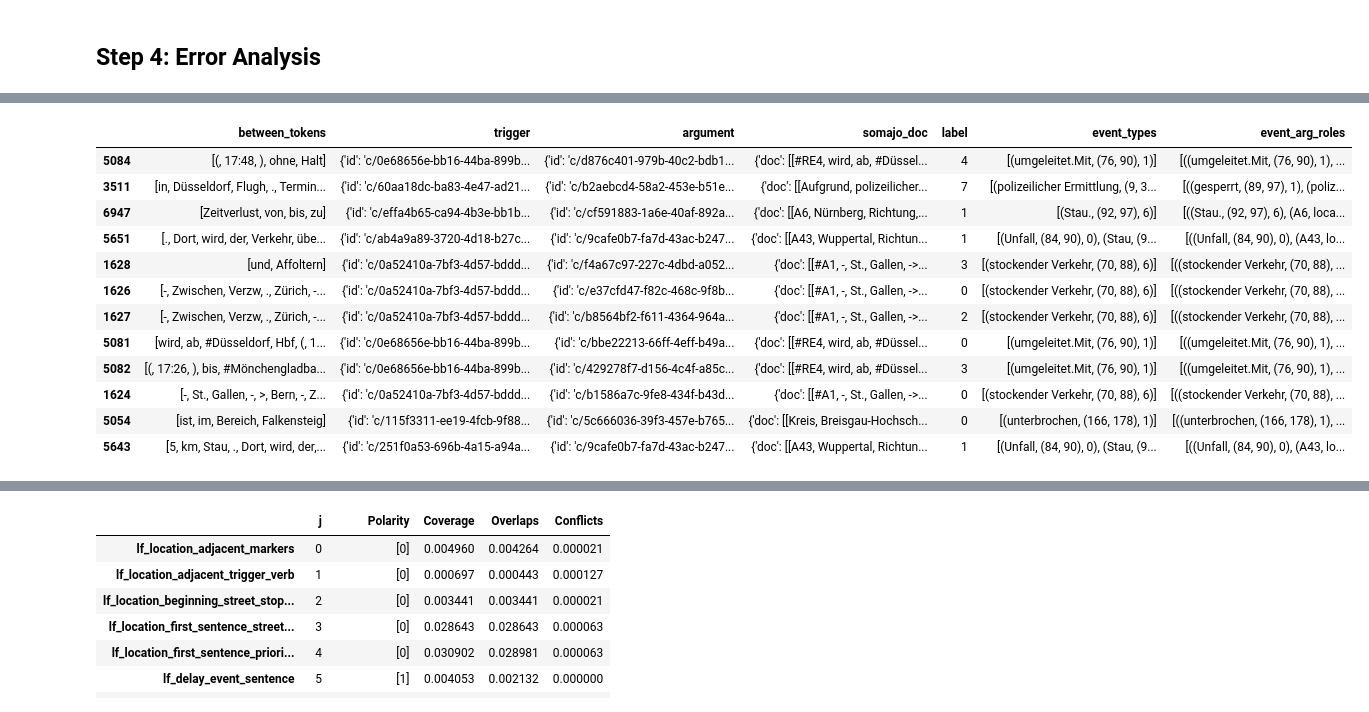
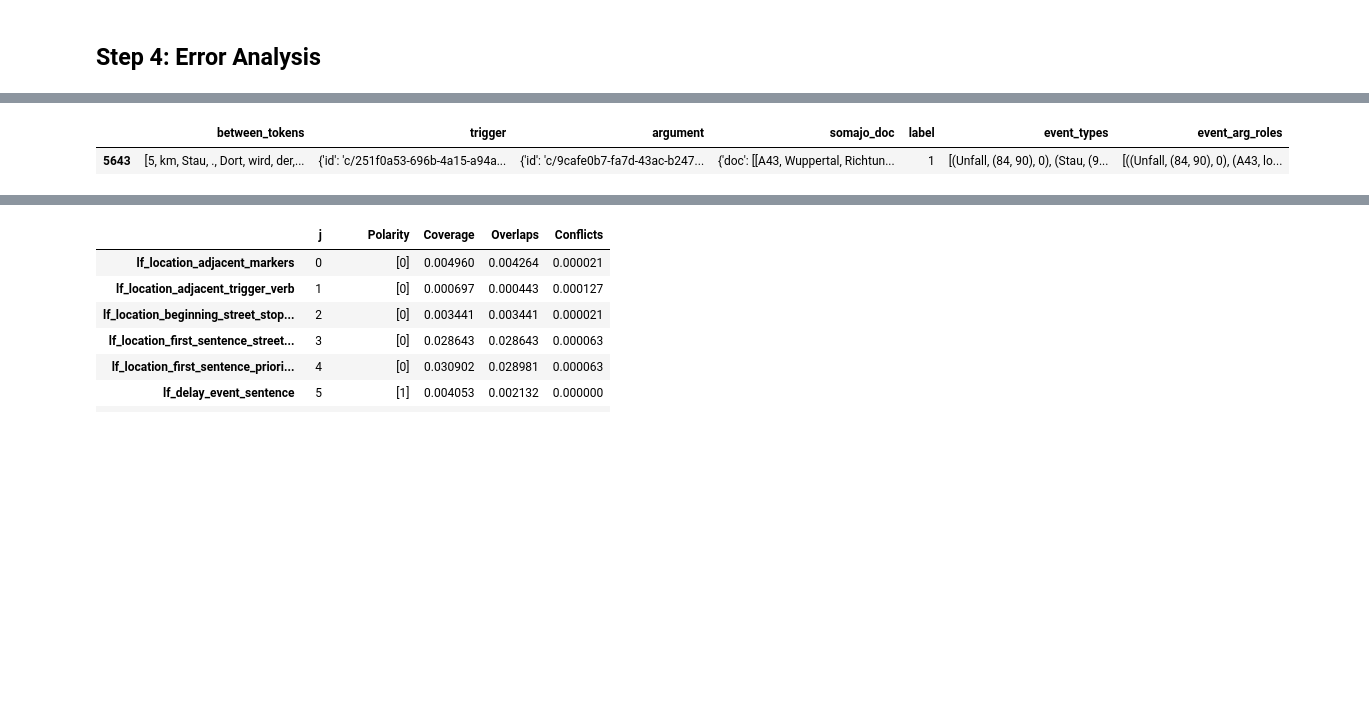
Before and after one commit to DFKI-NLP/wsee, a Jupyter notebook: notebooks/event_arg_role.ipynb, the cells around one changed output, grey strips where cells are left out. Saved outputs shown, nothing was run; the diff lists cells and outputs as text; code cells hidden in the pictures; blank space fills up the shorter version.

```diff
--- a/notebooks/event_arg_role.ipynb
+++ b/notebooks/event_arg_role.ipynb
@@ -216,18 +195,7 @@ relevant_rows.sample()[['text', 'trigger', 'argument', 'label', 'event_types', '
 # %%
-error_analysis.sample_fp(labeled_df=labeled_sd4m_roles, lf_outputs=L_sd_train, lf_index=36, label_of_interest=10, sample_size=12)[['between_tokens', 'trigger', 'argument', 'somajo_doc', 'label', 'event_types', 'event_arg_roles']]
+error_analysis.sample_fp(labeled_df=labeled_sd4m_roles, lf_outputs=L_sd_train, lf_index=36, label_of_interest=10, sample_size=1)[['between_tokens', 'trigger', 'argument', 'somajo_doc', 'label', 'event_types', 'event_arg_roles']]
 # %% [output]
 |  | between_tokens | trigger | argument | somajo_doc | label | event_types | event_arg_roles |
-| 5084 | [(, 17:48, ), ohne, Halt] | {'id': 'c/0e68656e-bb16-44ba-899b... | {'id': 'c/d876c401-979b-40c2-bdb1... | {'doc': [[#RE4, wird, ab, #Düssel... | 4 | [(umgeleitet.Mit, (76, 90), 1)] | [((umgeleitet.Mit, (76, 90), 1), ... |
-| 3511 | [in, Düsseldorf, Flugh, ., Termin... | {'id': 'c/60aa18dc-ba83-4e47-ad21... | {'id': 'c/b2aebcd4-58a2-453e-b51e... | {'doc': [[Aufgrund, polizeilicher... | 7 | [(polizeilicher Ermittlung, (9, 3... | [((gesperrt, (89, 97), 1), (poliz... |
-| 6947 | [Zeitverlust, von, bis, zu] | {'id': 'c/effa4b65-ca94-4b3e-bb1b... | {'id': 'c/cf591883-1a6e-40af-892a... | {'doc': [[A6, Nürnberg, Richtung,... | 1 | [(Stau., (92, 97), 6)] | [((Stau., (92, 97), 6), (A6, loca... |
-| 5651 | [., Dort, wird, der, Verkehr, übe... | {'id': 'c/ab4a9a89-3720-4d18-b27c... | {'id': 'c/9cafe0b7-fa7d-43ac-b247... | {'doc': [[A43, Wuppertal, Richtun... | 1 | [(Unfall, (84, 90), 0), (Stau, (9... | [((Unfall, (84, 90), 0), (A43, lo... |
-| 1628 | [und, Affoltern] | {'id': 'c/0a52410a-7bf3-4d57-bddd... | {'id': 'c/f4a67c97-227c-4dbd-a052... | {'doc': [[#A1, -, St., Gallen, ->... | 3 | [(stockender Verkehr, (70, 88), 6)] | [((stockender Verkehr, (70, 88), ... |
-| 1626 | [-, Zwischen, Verzw, ., Zürich, -... | {'id': 'c/0a52410a-7bf3-4d57-bddd... | {'id': 'c/e37cfd47-f82c-468c-9f8b... | {'doc': [[#A1, -, St., Gallen, ->... | 0 | [(stockender Verkehr, (70, 88), 6)] | [((stockender Verkehr, (70, 88), ... |
-| 1627 | [-, Zwischen, Verzw, ., Zürich, -... | {'id': 'c/0a52410a-7bf3-4d57-bddd... | {'id': 'c/b8564bf2-f611-4364-964a... | {'doc': [[#A1, -, St., Gallen, ->... | 2 | [(stockender Verkehr, (70, 88), 6)] | [((stockender Verkehr, (70, 88), ... |
-| 5081 | [wird, ab, #Düsseldorf, Hbf, (, 1... | {'id': 'c/0e68656e-bb16-44ba-899b... | {'id': 'c/bbe22213-66ff-4eff-b49a... | {'doc': [[#RE4, wird, ab, #Düssel... | 0 | [(umgeleitet.Mit, (76, 90), 1)] | [((umgeleitet.Mit, (76, 90), 1), ... |
-| 5082 | [(, 17:26, ), bis, #Mönchengladba... | {'id': 'c/0e68656e-bb16-44ba-899b... | {'id': 'c/429278f7-d156-4c4f-a85c... | {'doc': [[#RE4, wird, ab, #Düssel... | 3 | [(umgeleitet.Mit, (76, 90), 1)] | [((umgeleitet.Mit, (76, 90), 1), ... |
-| 1624 | [-, St., Gallen, -, >, Bern, -, Z... | {'id': 'c/0a52410a-7bf3-4d57-bddd... | {'id': 'c/b1586a7c-9fe8-434f-b43d... | {'doc': [[#A1, -, St., Gallen, ->... | 0 | [(stockender Verkehr, (70, 88), 6)] | [((stockender Verkehr, (70, 88), ... |
-| 5054 | [ist, im, Bereich, Falkensteig] | {'id': 'c/115f3311-ee19-4fcb-9f88... | {'id': 'c/5c666036-39f3-457e-b765... | {'doc': [[Kreis, Breisgau-Hochsch... | 0 | [(unterbrochen, (166, 178), 1)] | [((unterbrochen, (166, 178), 1), ... |
 | 5643 | [5, km, Stau, ., Dort, wird, der,... | {'id': 'c/251f0a53-696b-4a15-a94a... | {'id': 'c/9cafe0b7-fa7d-43ac-b247... | {'doc': [[A43, Wuppertal, Richtun... | 1 | [(Unfall, (84, 90), 0), (Stau, (9... | [((Unfall, (84, 90), 0), (A43, lo... |
 # %%
 error_analysis.sample_abstained_instances(labeled_df=labeled_sd4m_roles, lf_outputs=L_sd_train, lf_index=19, label_of_interest=5, sample_size=1)[['text', 'between_tokens', 'trigger', 'argument', 'label', 'event_types', 'event_arg_roles']]
```
Also changed, not shown: parts of 35 cells of this notebook, 4 other files.
